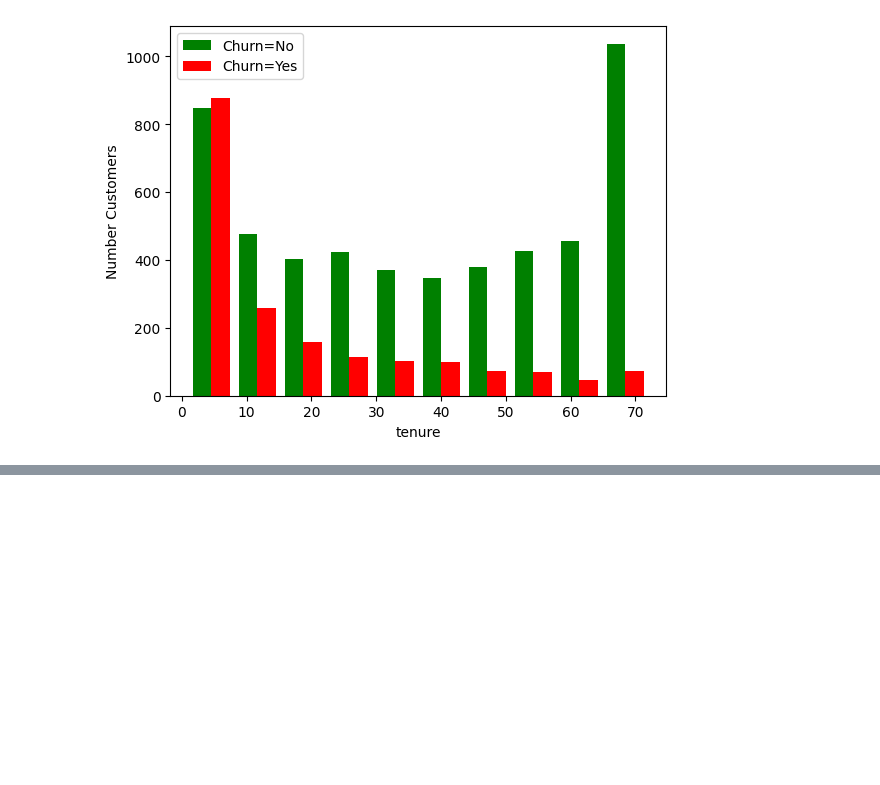
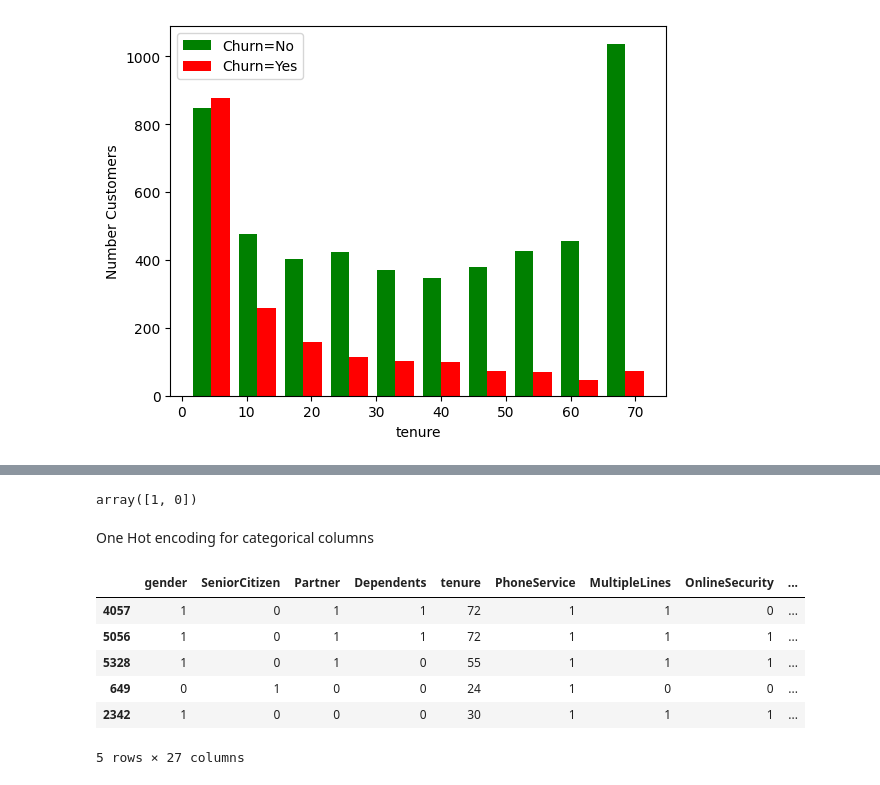
Before and after one commit to Flychuban/Customer-Churn-Prediction, a Jupyter notebook: CustomerChurnPrediction.ipynb, the cells around one changed output, grey strips where cells are left out. Saved outputs shown, nothing was run; the diff lists cells and outputs as text; code cells hidden in the pictures; blank space fills up the shorter version.

Commit message:
Data cleaned and encoded

```diff
--- a/CustomerChurnPrediction.ipynb
+++ b/CustomerChurnPrediction.ipynb
@@ -57,0 +85,3 @@ plt.legend()
+# %%
+df.replace('No phone service', 'No', inplace=True)
+df.replace( 'No internet service', 'No', inplace=True)
@@ -57,0 +110,5 @@ plt.legend()
+# %%
+yes_no_columns = [df[column].name for column in df if df[column].unique().any() == "Yes" or df[column].unique().any() == "No"]
+
+for column in yes_no_columns:
+  df[column].replace({'Yes': 1, 'No': 0}, inplace=True)
@@ -57,0 +136,18 @@ plt.legend()
+# %%
+df['gender'].replace({'Male': 0, 'Female': 1}, inplace=True)
+df['gender'].unique()
+# %% [output]
+array([1, 0])
+# %% [markdown]
+One Hot encoding for categorical columns
+# %%
+df = pd.get_dummies(data=df, columns=['InternetService', 'Contract', 'PaymentMethod'])
+df.sample(5)
+# %% [output]
+|  | gender | SeniorCitizen | Partner | Dependents | tenure | PhoneService | MultipleLines | OnlineSecurity | ... |
+| 4057 | 1 | 0 | 1 | 1 | 72 | 1 | 1 | 0 | ... |
+| 5056 | 1 | 0 | 1 | 1 | 72 | 1 | 1 | 1 | ... |
+| 5328 | 1 | 0 | 1 | 0 | 55 | 1 | 1 | 1 | ... |
+| 649 | 0 | 1 | 0 | 0 | 24 | 1 | 0 | 0 | ... |
+| 2342 | 1 | 0 | 0 | 0 | 30 | 1 | 1 | 1 | ... |
+5 rows × 27 columns
```
Also changed, not shown: parts of 10 cells of this notebook.
